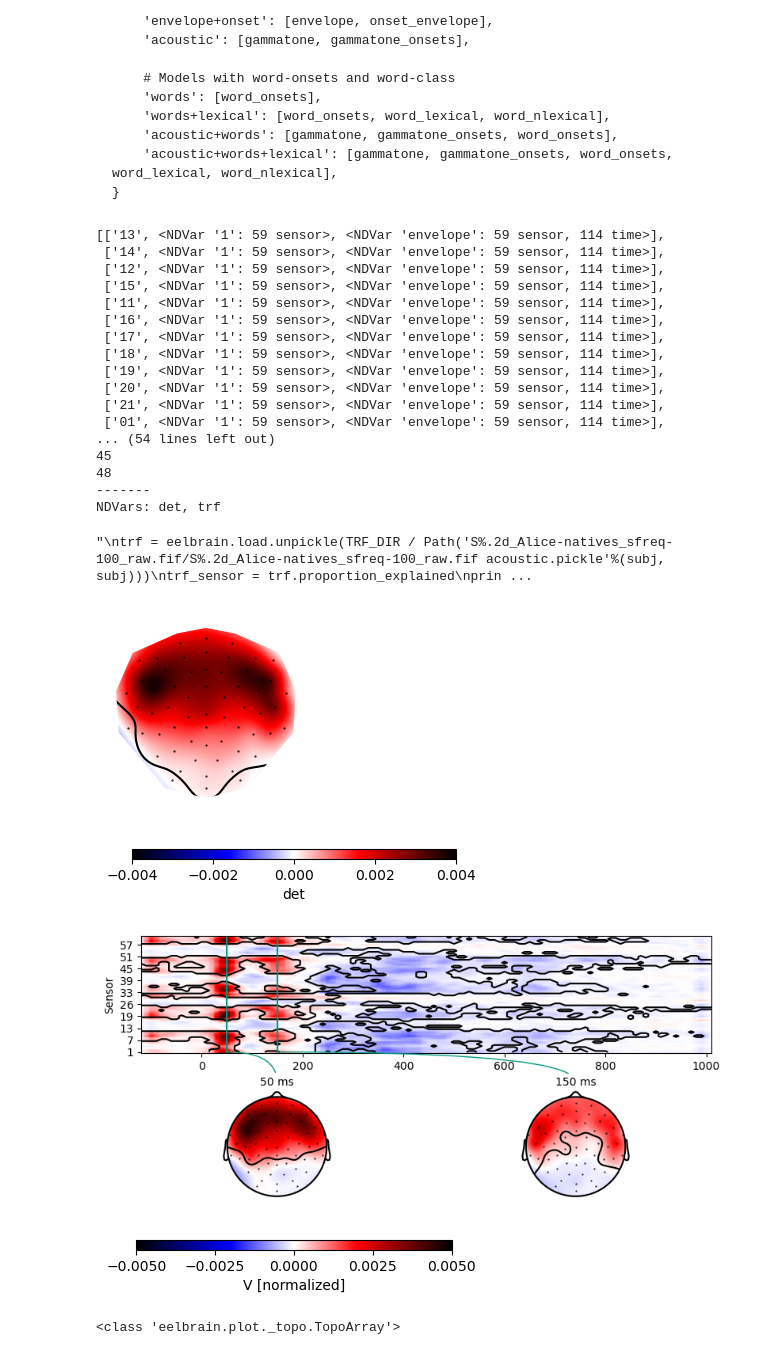
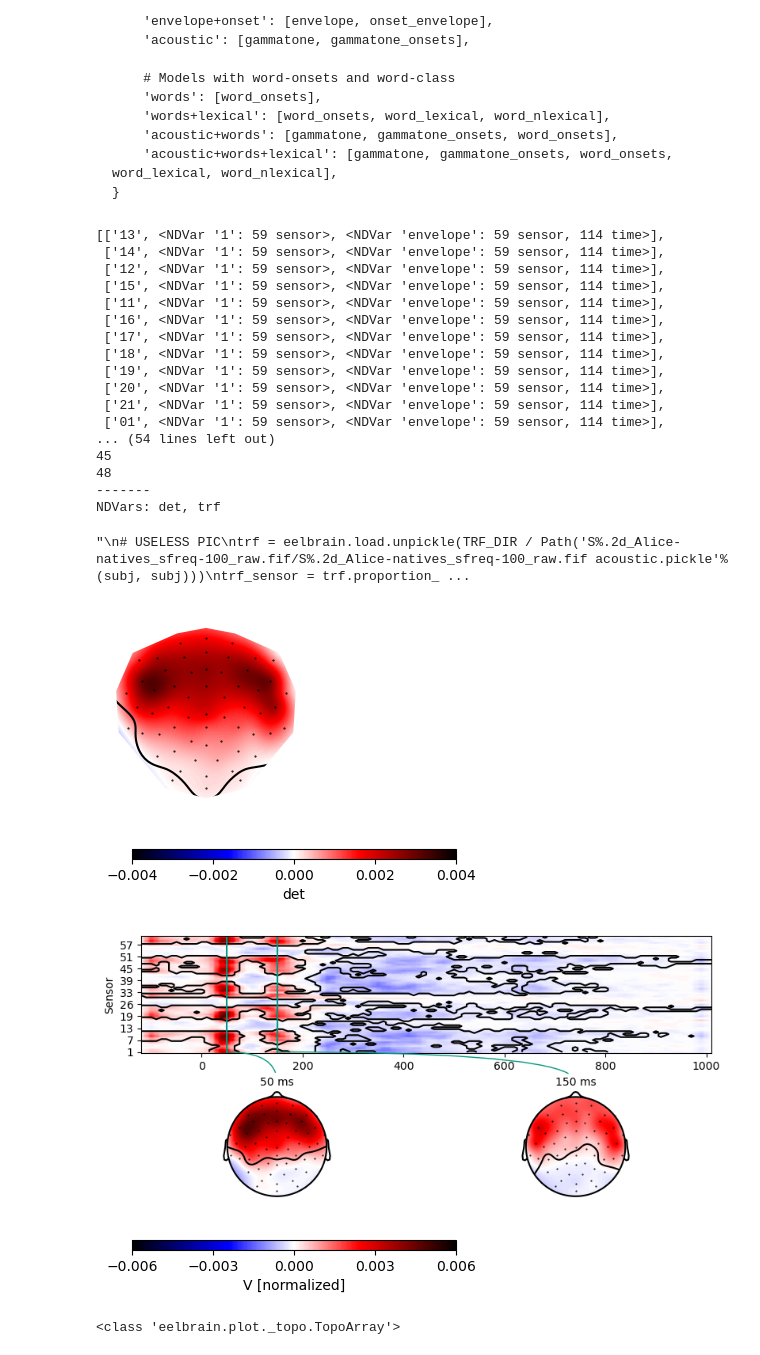
Before and after one commit to DHCLAIRE/ICN_related, a Jupyter notebook: Thesis/Alice_Natives_analysis.ipynb, the cells around one changed output. Cells and saved outputs as stored; diff of their text form; code cells hidden in the pictures.

```diff
--- a/Thesis/Alice_Natives_analysis.ipynb
+++ b/Thesis/Alice_Natives_analysis.ipynb
@@ -45,7 +45,7 @@ print(Native_SUBJECTS)
 n_rowsLIST = []
 
 for subj in Native_SUBJECTS:
-    trf = eelbrain.load.unpickle(TRF_DIR / Path('S%.2d_Alice-natives_sfreq-100_raw.fif/S%.2d_Alice-natives_sfreq-100_raw.fif envelope+onset.pickle'%(int(subj[1:3]), int(subj[1:3]))))
+    trf = eelbrain.load.unpickle(TRF_DIR / Path('S%.2d_Alice-natives_sfreq-100_raw.fif/S%.2d_Alice-natives_sfreq-100_raw.fif envelope.pickle'%(int(subj[1:3]), int(subj[1:3]))))
     n_rowsLIST.append([subj[1:3], trf.proportion_explained, trf.h[0]])#.abs()])
 data_env = eelbrain.Dataset.from_caselist(['subject', 'det', 'trf'], n_rowsLIST)
 pprint(n_rowsLIST)
@@ -66,44 +66,45 @@ trf_envelope = eelbrain.testnd.TTestOneSample('trf', ds=data_env, pmin=0.05)
 p = eelbrain.plot.TopoArray(trf_envelope,t=[0.05, 0.15], clip='circle', cmap='xpolar', h=4, w=8) #, t=[0.08, 0.16, 0.22, 0.45]
 cb = p.plot_colorbar(width=0.1)
 
-p.save(TRF_DIR / 'Natives_Envelope+onset-TRFs.png')
+p.save(TRF_DIR / 'Natives_envelope-TRFs.png')
 
 """
+# USELESS PIC
 trf = eelbrain.load.unpickle(TRF_DIR / Path('S%.2d_Alice-natives_sfreq-100_raw.fif/S%.2d_Alice-natives_sfreq-100_raw.fif acoustic.pickle'%(subj, subj)))
 trf_sensor = trf.proportion_explained
 print(trf_sensor)
 print(trf.h[0].shape)
 
 #print(type(trf.h))
 #plt.plot(trf.h[:,0,:])
 p = eelbrain.plot.TopoButterfly(trf.h[0], w=6, h=5)
 
 #p = eelbrain.plot.TopoButterfly(trf.h[0], w=10, h=4, sensors=trf_sensor)
 #p.set_time(.180)
 """
 # %% [output]
 [['13', <NDVar '1': 59 sensor>, <NDVar 'envelope': 59 sensor, 114 time>],
  ['14', <NDVar '1': 59 sensor>, <NDVar 'envelope': 59 sensor, 114 time>],
  ['12', <NDVar '1': 59 sensor>, <NDVar 'envelope': 59 sensor, 114 time>],
  ['15', <NDVar '1': 59 sensor>, <NDVar 'envelope': 59 sensor, 114 time>],
  ['11', <NDVar '1': 59 sensor>, <NDVar 'envelope': 59 sensor, 114 time>],
  ['16', <NDVar '1': 59 sensor>, <NDVar 'envelope': 59 sensor, 114 time>],
  ['17', <NDVar '1': 59 sensor>, <NDVar 'envelope': 59 sensor, 114 time>],
  ['18', <NDVar '1': 59 sensor>, <NDVar 'envelope': 59 sensor, 114 time>],
  ['19', <NDVar '1': 59 sensor>, <NDVar 'envelope': 59 sensor, 114 time>],
  ['20', <NDVar '1': 59 sensor>, <NDVar 'envelope': 59 sensor, 114 time>],
  ['21', <NDVar '1': 59 sensor>, <NDVar 'envelope': 59 sensor, 114 time>],
  ['01', <NDVar '1': 59 sensor>, <NDVar 'envelope': 59 sensor, 114 time>],
 ... (54 lines left out)
 45
 48
 -------
 NDVars: det, trf
-"\ntrf = eelbrain.load.unpickle(TRF_DIR / Path('S%.2d_Alice-natives_sfreq-100_raw.fif/S%.2d_Alice-natives_sfreq-100_raw.fif acoustic.pickle'%(subj, subj)))\ntrf_sensor = trf.proportion_explained\nprin ...
+"\n# USELESS PIC\ntrf = eelbrain.load.unpickle(TRF_DIR / Path('S%.2d_Alice-natives_sfreq-100_raw.fif/S%.2d_Alice-natives_sfreq-100_raw.fif acoustic.pickle'%(subj, subj)))\ntrf_sensor = trf.proportion_ ...
-[figure, old version]
+[figure, new version]
 [figure]
-[figure, old version]
+[figure, new version]
-[figure, old version]
+[figure, new version]
 # %%
 p = eelbrain.plot.TopoArray(trf_envelope,t=[0.05, 0.15], clip='circle', cmap='xpolar', h=4, w = 8) #, t=[0.08, 0.16, 0.22, 0.45]
 cb = p.plot_colorbar(width=0.1)
```
Also changed, not shown: parts of 2 cells of this notebook.
